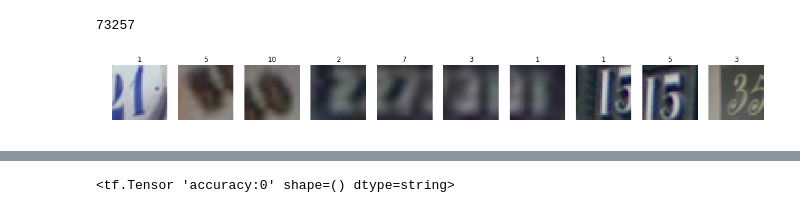
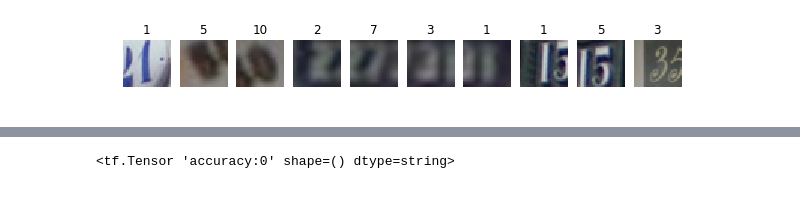
Before and after one commit to ljscfo/ANNTF, a Jupyter notebook: hw_4_group13_1.ipynb, the cells around one changed output, grey strips where cells are left out. Cells and saved outputs as stored; diff of their text form; code cells hidden in the pictures.

```diff
--- a/hw_4_group13_1.ipynb
+++ b/hw_4_group13_1.ipynb
@@ -31,27 +31,25 @@ def load_svhn(path):
     labels = np.squeeze(labels)
 
     validation_images = images[:1000,:,:,:]
-    training_images = images[1000:10000,:,:,:]
+    training_images = images[1000:5000,:,:,:]
     validation_labels = labels[:1000]
-    training_labels = labels[1000:10000]
+    training_labels = labels[1000:5000]
 
     return training_images, training_labels, validation_images, validation_labels
 
 
 training_data, training_labels, validation_data, validation_labels = load_svhn('../train_32x32.mat')
-# %% [output]
-73257
 # %%
 #We want to investigate the normilized data. To see actual names of category we set title to "label_to_word"
 # We can see that images differ from original ones.
-fig, ax = plt.subplots(1,10,figsize=(20,20))
+fig, ax = plt.subplots(1,10,figsize=(10,10))
 
 for i in range(10):
     ax[i].imshow(training_data[i])
     ax[i].axis('off')
     ax[i].set_title(training_labels[i]) # we take i_th training label and use it as a key of the dictionary
 # %% [output]
-[figure, old version]
+[figure, new version]
 # %%
 tf.reset_default_graph()
 # Getting data
```
Also changed, not shown: parts of 8 cells of this notebook.
